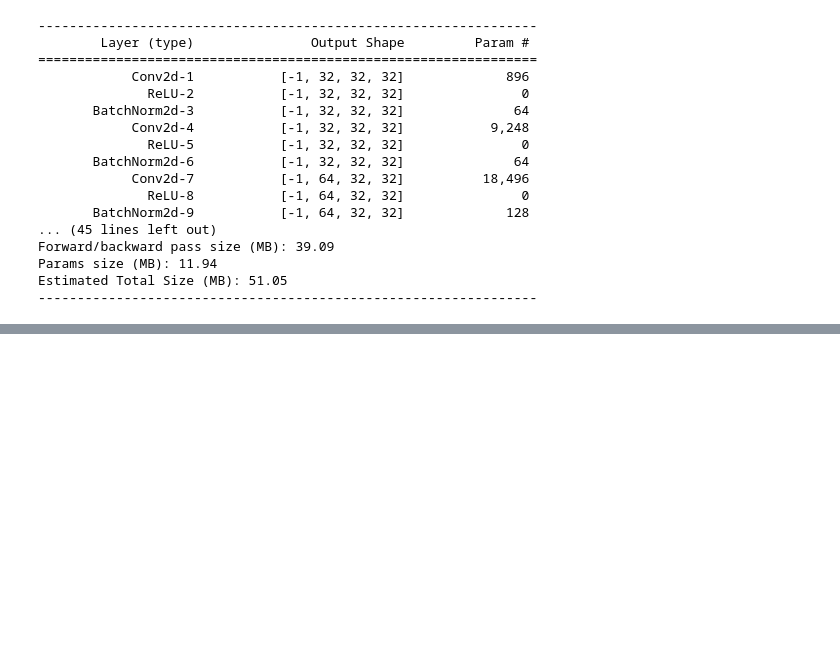
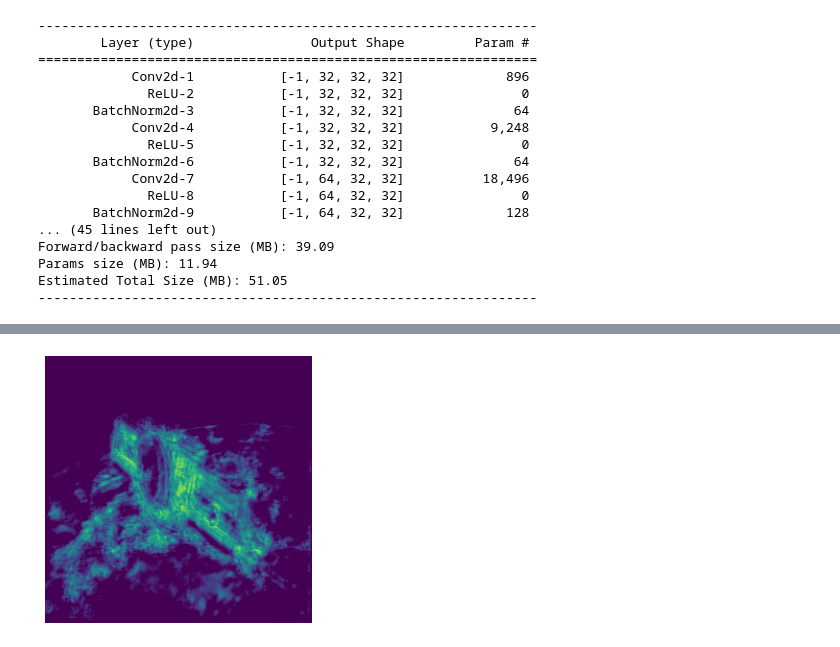
Before and after one commit to gremlin97/Turion, a Jupyter notebook: SegNext.ipynb, the cells around one changed output, grey strips where cells are left out. Drawn from its saved outputs; the diff is of its cells as text; code cells hidden in the pictures; blank space fills up the shorter version.

Commit message:
Added GradCam for Uncertainty Analysis

```diff
--- a/SegNext.ipynb
+++ b/SegNext.ipynb
@@ -475,0 +447,5 @@ WARNING:matplotlib.image:Clipping input data to the valid range for imshow with
+# %%
+# Load an image and corresponding mask
+img_index = 1
+image_gd, _ = train[1]
+image_gd = image_gd.to(device)
@@ -475,0 +480,11 @@ WARNING:matplotlib.image:Clipping input data to the valid range for imshow with
+# %%
+from torchcam.methods import GradCAM
+cam = GradCAM(model, [model.final[0]])
+scores = model(image_gd.to(device).unsqueeze(0))
+v = cam(class_idx=1, scores=scores)
+# %%
+import matplotlib.pyplot as plt
+# Visualize the raw CAM
+plt.imshow(v[0].cpu().squeeze(0).numpy()); plt.axis('off'); plt.tight_layout(); plt.show()
+# %% [output]
+[figure, added]
```
Also changed, not shown: parts of 9 cells of this notebook.
